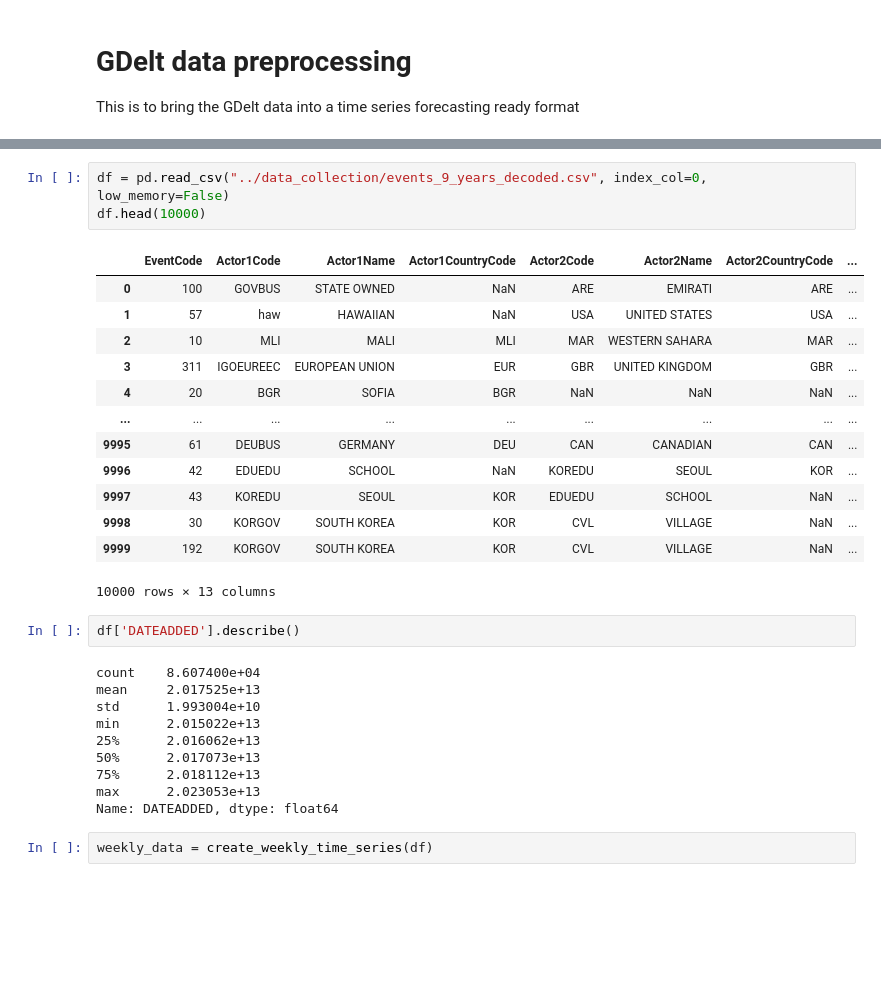
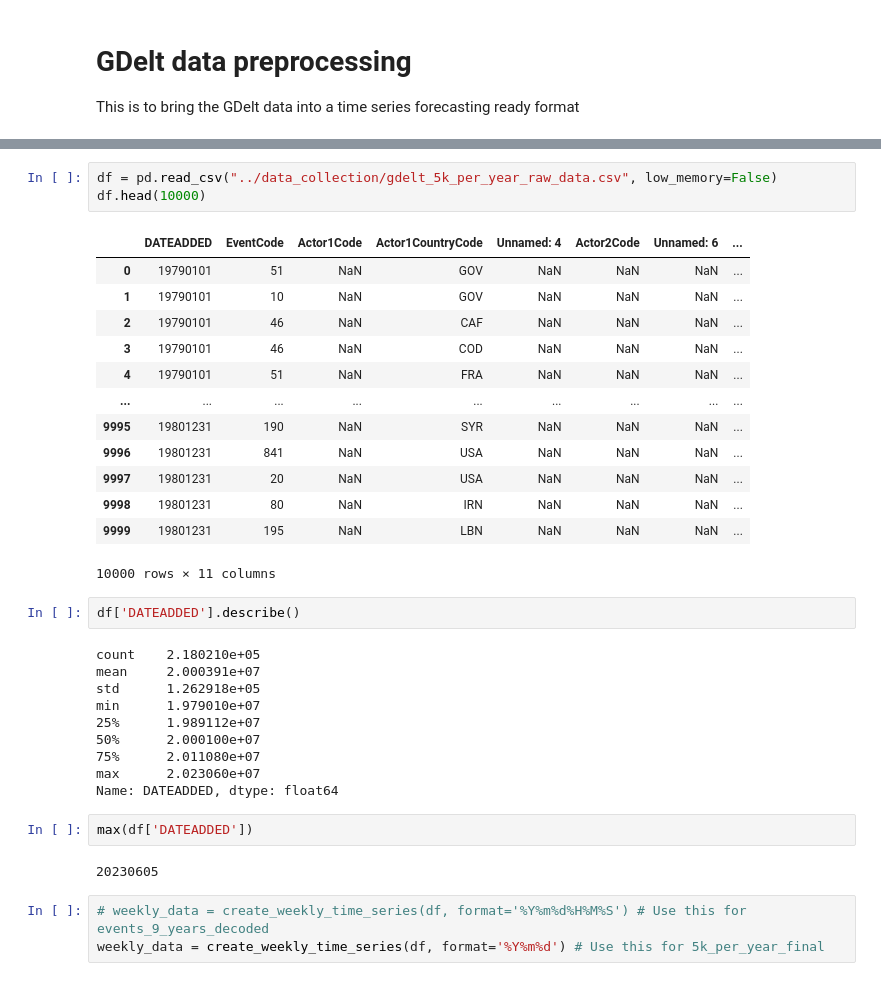
Before and after one commit to jhb300/project_submission_hai_performer, a Jupyter notebook: data_engineering/gdelt_preprocessing.ipynb, the cells around one changed output, grey strips where cells are left out. Cells and saved outputs as stored; diff of their text form; blank space fills up the shorter version.

Commit message:
GDelt final processing & analysis

```diff
--- a/data_engineering/gdelt_preprocessing.ipynb
+++ b/data_engineering/gdelt_preprocessing.ipynb
@@ -7,34 +17,39 @@ from preprocessing_helpers import create_weekly_time_series
 # %%
-df = pd.read_csv("../data_collection/events_9_years_decoded.csv", index_col=0, low_memory=False)
+df = pd.read_csv("../data_collection/gdelt_5k_per_year_raw_data.csv", low_memory=False)
 df.head(10000)
 # %% [output]
-|  | EventCode | Actor1Code | Actor1Name | Actor1CountryCode | Actor2Code | Actor2Name | Actor2CountryCode | ... |
-| 0 | 100 | GOVBUS | STATE OWNED | NaN | ARE | EMIRATI | ARE | ... |
-| 1 | 57 | haw | HAWAIIAN | NaN | USA | UNITED STATES | USA | ... |
-| 2 | 10 | MLI | MALI | MLI | MAR | WESTERN SAHARA | MAR | ... |
-| 3 | 311 | IGOEUREEC | EUROPEAN UNION | EUR | GBR | UNITED KINGDOM | GBR | ... |
-| 4 | 20 | BGR | SOFIA | BGR | NaN | NaN | NaN | ... |
+|  | DATEADDED | EventCode | Actor1Code | Actor1CountryCode | Unnamed: 4 | Actor2Code | Unnamed: 6 | ... |
+| 0 | 19790101 | 51 | NaN | GOV | NaN | NaN | NaN | ... |
+| 1 | 19790101 | 10 | NaN | GOV | NaN | NaN | NaN | ... |
+| 2 | 19790101 | 46 | NaN | CAF | NaN | NaN | NaN | ... |
+| 3 | 19790101 | 46 | NaN | COD | NaN | NaN | NaN | ... |
+| 4 | 19790101 | 51 | NaN | FRA | NaN | NaN | NaN | ... |
 | ... | ... | ... | ... | ... | ... | ... | ... | ... |
-| 9995 | 61 | DEUBUS | GERMANY | DEU | CAN | CANADIAN | CAN | ... |
-| 9996 | 42 | EDUEDU | SCHOOL | NaN | KOREDU | SEOUL | KOR | ... |
-| 9997 | 43 | KOREDU | SEOUL | KOR | EDUEDU | SCHOOL | NaN | ... |
-| 9998 | 30 | KORGOV | SOUTH KOREA | KOR | CVL | VILLAGE | NaN | ... |
-| 9999 | 192 | KORGOV | SOUTH KOREA | KOR | CVL | VILLAGE | NaN | ... |
+| 9995 | 19801231 | 190 | NaN | SYR | NaN | NaN | NaN | ... |
+| 9996 | 19801231 | 841 | NaN | USA | NaN | NaN | NaN | ... |
+| 9997 | 19801231 | 20 | NaN | USA | NaN | NaN | NaN | ... |
+| 9998 | 19801231 | 80 | NaN | IRN | NaN | NaN | NaN | ... |
+| 9999 | 19801231 | 195 | NaN | LBN | NaN | NaN | NaN | ... |
-10000 rows × 13 columns
+10000 rows × 11 columns
 # %%
 df['DATEADDED'].describe()
 # %% [output]
-count    8.607400e+04
-mean     2.017525e+13
-std      1.993004e+10
-min      2.015022e+13
-25%      2.016062e+13
-50%      2.017073e+13
-75%      2.018112e+13
-max      2.023053e+13
+count    2.180210e+05
+mean     2.000391e+07
+std      1.262918e+05
+min      1.979010e+07
+25%      1.989112e+07
+50%      2.000100e+07
+75%      2.011080e+07
+max      2.023060e+07
 Name: DATEADDED, dtype: float64
-# %%
-weekly_data = create_weekly_time_series(df)
+# %%
+max(df['DATEADDED'])
+# %% [output]
+20230605
+# %%
+# weekly_data = create_weekly_time_series(df, format='%Y%m%d%H%M%S') # Use this for events_9_years_decoded
+weekly_data = create_weekly_time_series(df, format='%Y%m%d') # Use this for 5k_per_year_final
 # %%
 weekly_data
 # %% [output]
```
Also changed, not shown: parts of 8 cells of this notebook, 4 other files.
